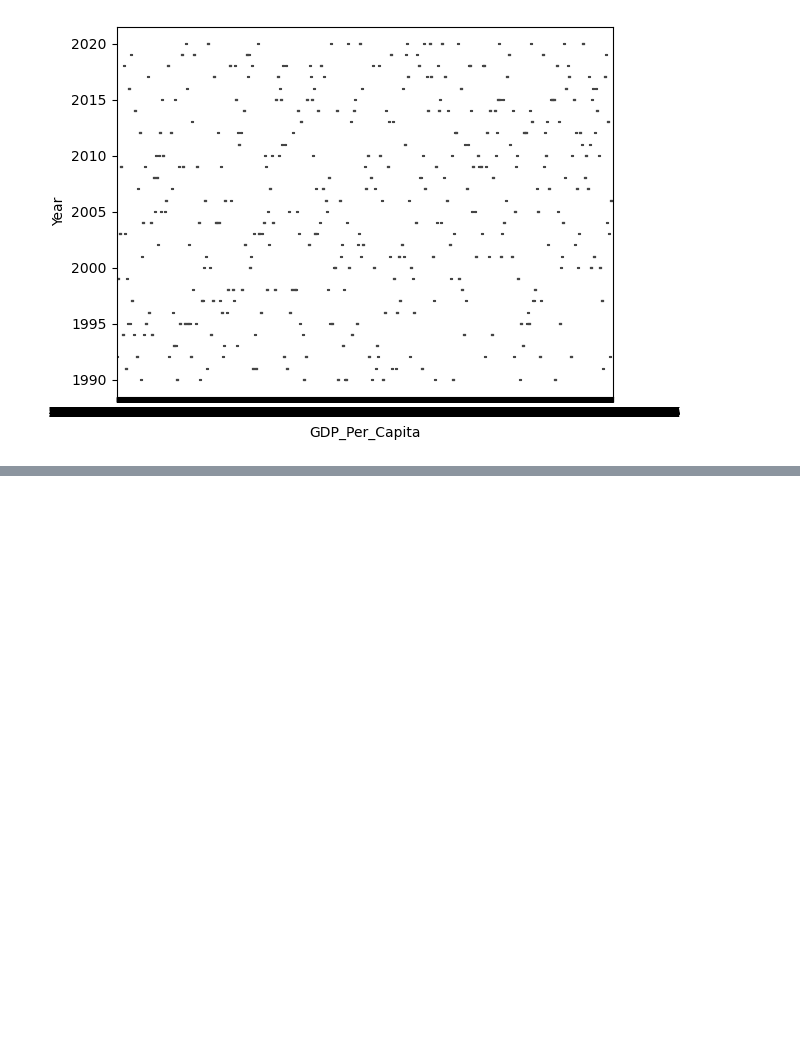
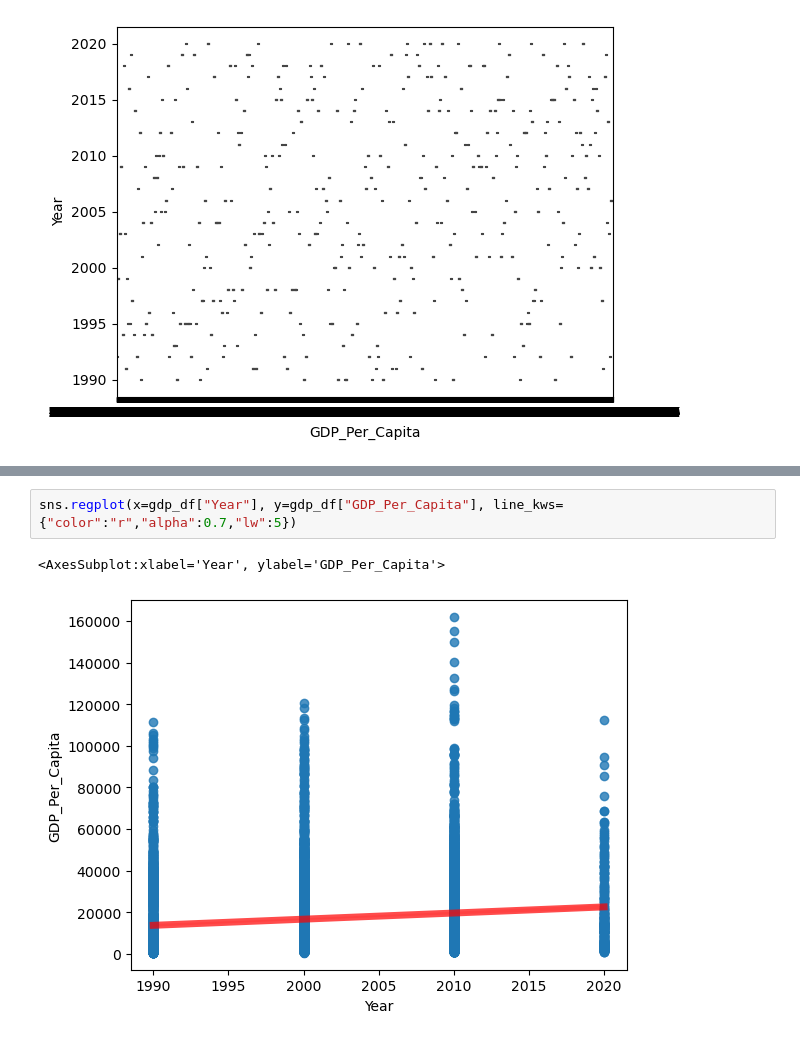
Before and after one commit to NSS-Full-Time-Data-Analytics-11/un-project-evan-dallas01, a Jupyter notebook: UN Dataset.ipynb, the cells around one changed output, grey strips where cells are left out. Drawn from its saved outputs; the diff is of its cells as text; blank space fills up the shorter version.

```diff
--- a/UN Dataset.ipynb
+++ b/UN Dataset.ipynb
@@ -108,0 +169,5 @@ sns.boxplot( x=gdp_df["GDP_Per_Capita"], y=gdp_df["Year"] )
+# %%
+sns.regplot(x=gdp_df["Year"], y=gdp_df["GDP_Per_Capita"], line_kws={"color":"r","alpha":0.7,"lw":5})
+# %% [output]
+<AxesSubplot:xlabel='Year', ylabel='GDP_Per_Capita'>
+[figure, added]
```
Also changed, not shown: parts of 18 cells of this notebook.
